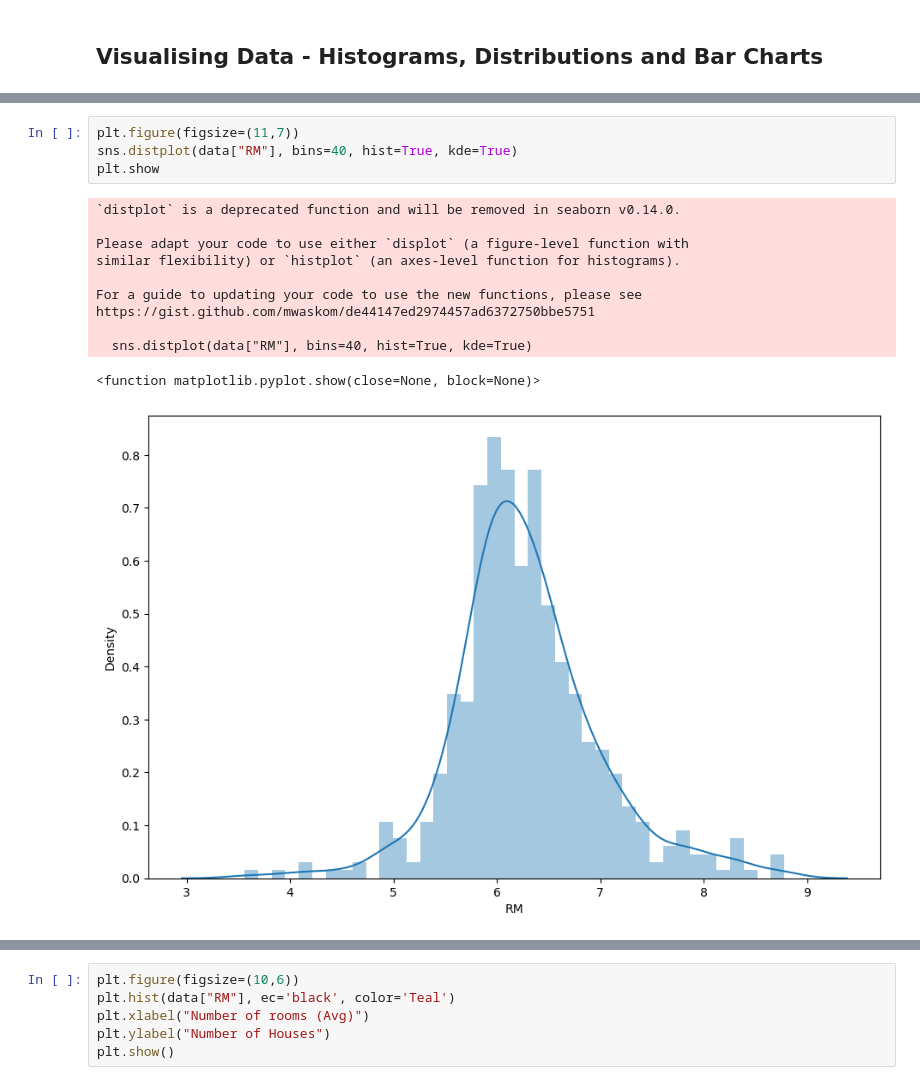
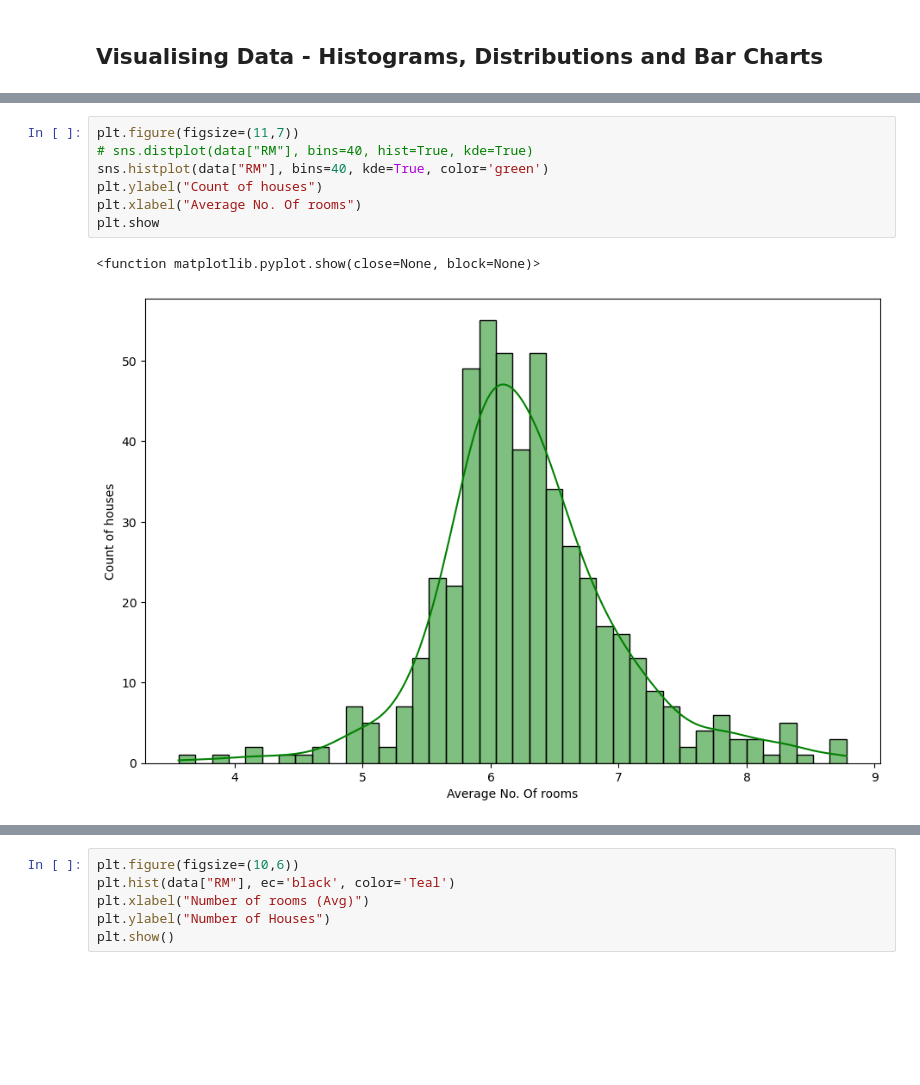
Before and after one commit to Zandersoph/Data-Science, a Jupyter notebook: 04 Multivariate Regression.ipynb, the cells around one changed output, grey strips where cells are left out. Cells and saved outputs as stored; diff of their text form; blank space fills up the shorter version.

Commit message:
Working on Boston Data-11/08/24

```diff
--- a/04 Multivariate Regression.ipynb
+++ b/04 Multivariate Regression.ipynb
@@ -199,18 +199,12 @@ https://gist.github.com/mwaskom/de44147ed2974457ad6372750bbe5751
 # %%
 plt.figure(figsize=(11,7))
-sns.distplot(data["RM"], bins=40, hist=True, kde=True)
+# sns.distplot(data["RM"], bins=40, hist=True, kde=True)
+sns.histplot(data["RM"], bins=40, kde=True, color='green')
+plt.ylabel("Count of houses")
+plt.xlabel("Average No. Of rooms")
 plt.show
 # %% [output]
-`distplot` is a deprecated function and will be removed in seaborn v0.14.0.
-
-Please adapt your code to use either `displot` (a figure-level function with
-similar flexibility) or `histplot` (an axes-level function for histograms).
-
-For a guide to updating your code to use the new functions, please see
-https://gist.github.com/mwaskom/de44147ed2974457ad6372750bbe5751
-
-  sns.distplot(data["RM"], bins=40, hist=True, kde=True)
+<function matplotlib.pyplot.show(close=None, block=None)>
-<function matplotlib.pyplot.show(close=None, block=None)>
-[figure, old version]
+[figure, new version]
 # %%
 plt.figure(figsize=(11,7))
```
Also changed, not shown: parts of 11 cells of this notebook.
